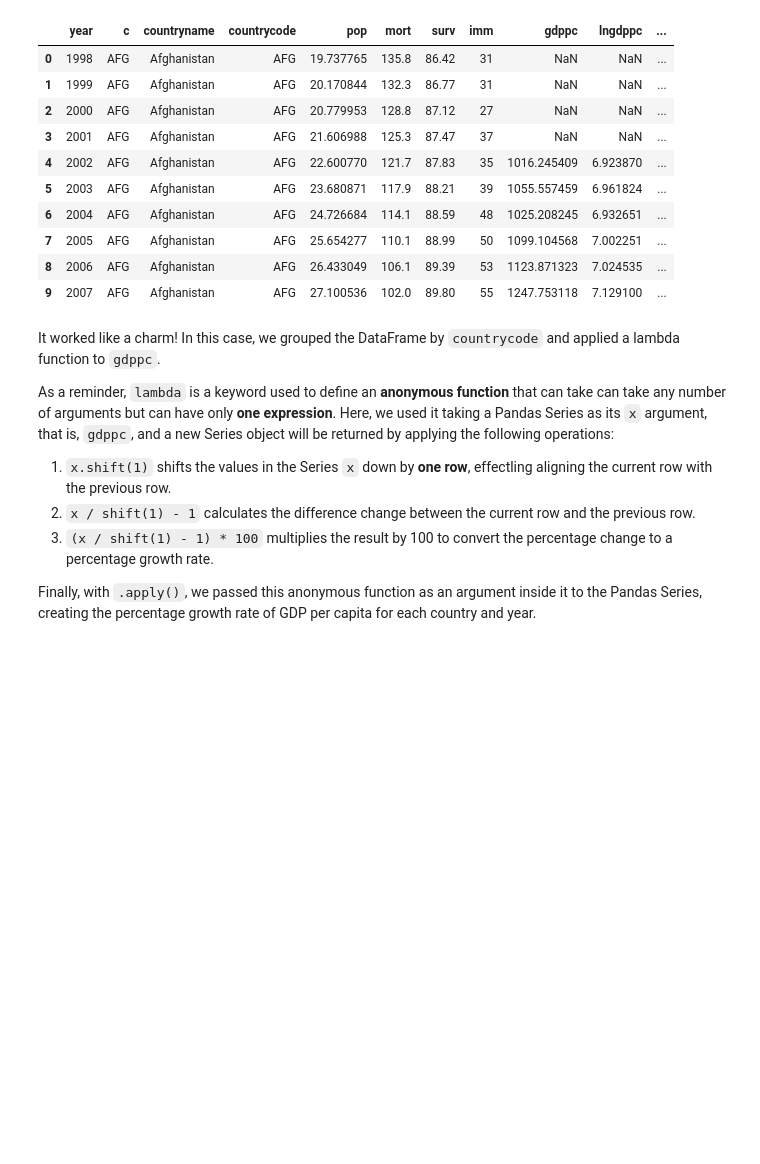
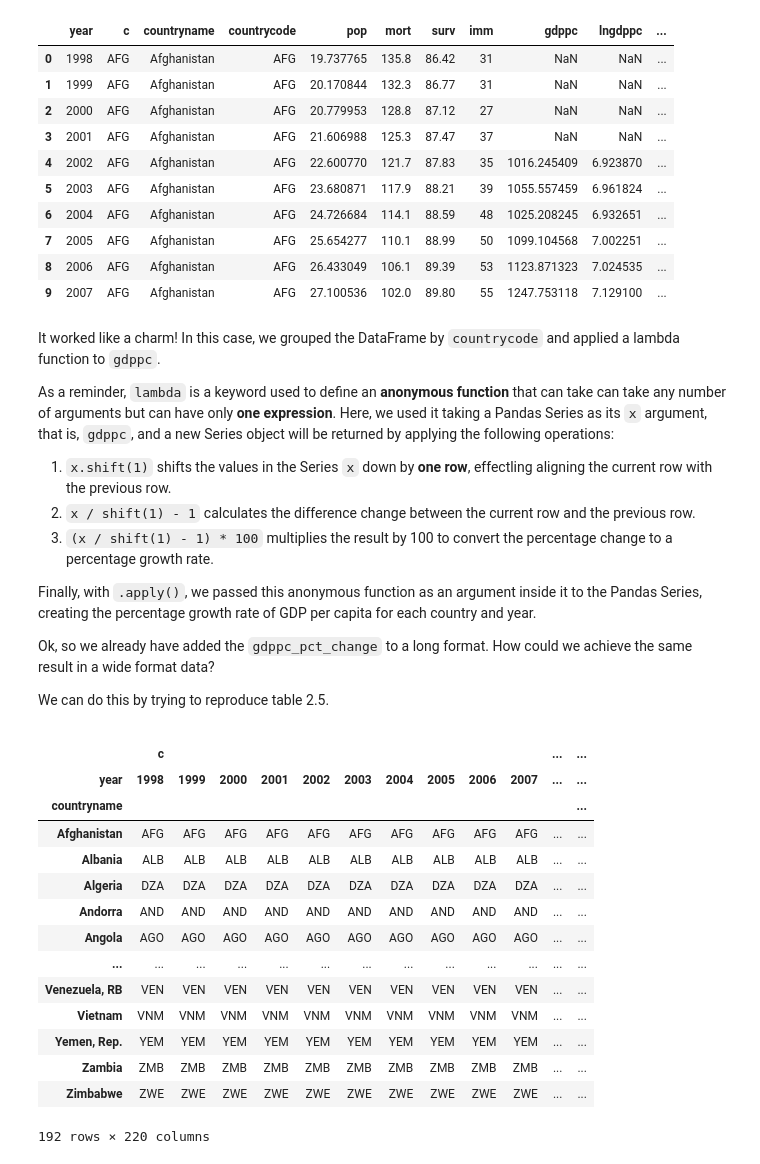
Before and after one commit to felipesebben/bk_data_analysis_studies, a Jupyter notebook: da_data_exercises/ch02-preparing_data_for_analysis/04-world_bank_immunization.ipynb, the cells around one changed output. Saved outputs shown, nothing was run; the diff lists cells and outputs as text; code cells hidden in the pictures; blank space fills up the shorter version.

Commit message:
Add answers to Ch02 data exercise #4

```diff
--- a/da_data_exercises/ch02-preparing_data_for_analysis/04-world_bank_immunization.ipynb
+++ b/da_data_exercises/ch02-preparing_data_for_analysis/04-world_bank_immunization.ipynb
@@ -163,3 +163,25 @@ data.head(10)
     <li><code>(x / shift(1) - 1) * 100</code> multiplies the result by 100 to convert the percentage change to a percentage growth rate.</li>
 </ol>
 <p>Finally, with <code>.apply()</code>, we passed this anonymous function as an argument inside it to the Pandas Series, creating the percentage growth rate of GDP per capita for each country and year.</p>
+<p>Ok, so we already have added the <code>gdppc_pct_change</code> to a long format. How could we achieve the same result in a wide format data?</p>
+<p>We can do this by trying to reproduce table 2.5.</p>
+# %%
+data_wide = data.set_index(["countryname", "year"]).unstack("year")
+# %%
+data_wide
+# %% [output]
+|  | c |  |  |  |  |  |  |  |  |  | ... | ... |
+| year | 1998 | 1999 | 2000 | 2001 | 2002 | 2003 | 2004 | 2005 | 2006 | 2007 | ... | ... |
+| countryname |  |  |  |  |  |  |  |  |  |  |  | ... |
+| Afghanistan | AFG | AFG | AFG | AFG | AFG | AFG | AFG | AFG | AFG | AFG | ... | ... |
+| Albania | ALB | ALB | ALB | ALB | ALB | ALB | ALB | ALB | ALB | ALB | ... | ... |
+| Algeria | DZA | DZA | DZA | DZA | DZA | DZA | DZA | DZA | DZA | DZA | ... | ... |
+| Andorra | AND | AND | AND | AND | AND | AND | AND | AND | AND | AND | ... | ... |
+| Angola | AGO | AGO | AGO | AGO | AGO | AGO | AGO | AGO | AGO | AGO | ... | ... |
+| ... | ... | ... | ... | ... | ... | ... | ... | ... | ... | ... | ... | ... |
+| Venezuela, RB | VEN | VEN | VEN | VEN | VEN | VEN | VEN | VEN | VEN | VEN | ... | ... |
+| Vietnam | VNM | VNM | VNM | VNM | VNM | VNM | VNM | VNM | VNM | VNM | ... | ... |
+| Yemen, Rep. | YEM | YEM | YEM | YEM | YEM | YEM | YEM | YEM | YEM | YEM | ... | ... |
+| Zambia | ZMB | ZMB | ZMB | ZMB | ZMB | ZMB | ZMB | ZMB | ZMB | ZMB | ... | ... |
+| Zimbabwe | ZWE | ZWE | ZWE | ZWE | ZWE | ZWE | ZWE | ZWE | ZWE | ZWE | ... | ... |
+192 rows × 220 columns
```
Also changed, not shown: parts of 10 cells of this notebook.
